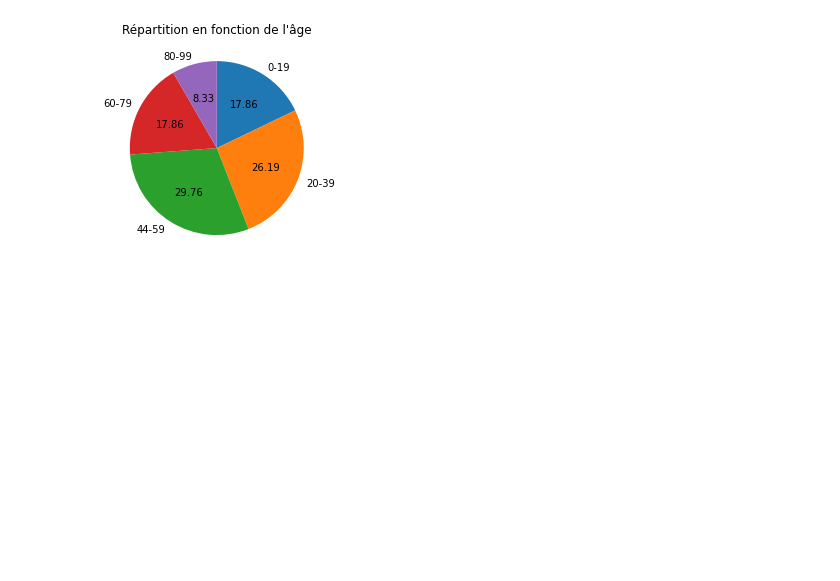
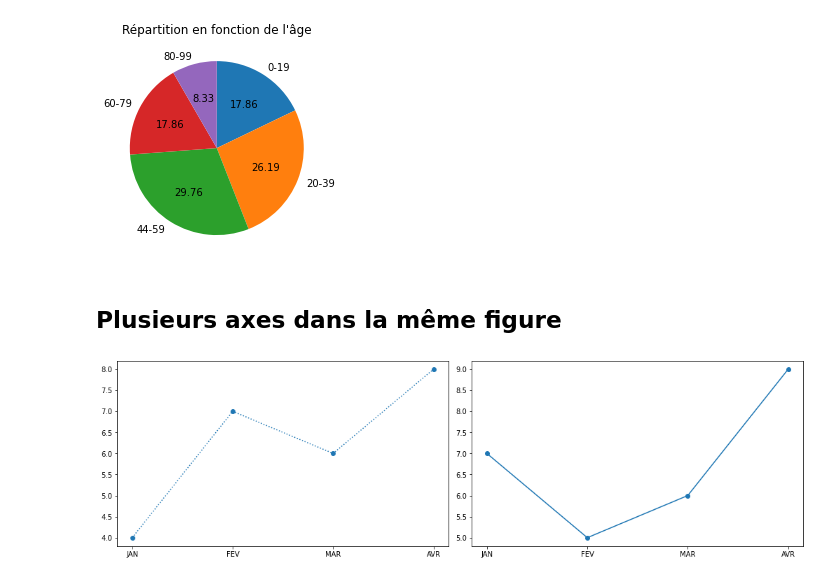
Before and after one commit to sverbois/jupyterlab, a Jupyter notebook: notebooks/101/101-matplotlib.ipynb, the cells around one changed output. Cells and saved outputs as stored; diff of their text form; code cells hidden in the pictures; blank space fills up the shorter version.

```diff
--- a/notebooks/101/101-matplotlib.ipynb
+++ b/notebooks/101/101-matplotlib.ipynb
@@ -40,3 +65,16 @@ plt.title("Répartition en fonction de l'âge")
 plt.pie(numbers, labels=labels, autopct="%.2f", startangle=90, counterclock=False);
 # %% [output]
 [figure]
+# %% [markdown]
+## Plusieurs axes dans la même figure
+# %%
+x = ["JAN", "FEV", "MAR", "AVR"]
+y1 = [4, 7, 6, 8]
+y2 = [7, 5, 6, 9]
+
+fig, axs = plt.subplots(1, 2, figsize=(14, 4), layout="constrained")
+
+axs[0].plot(x, y1, marker="o", linestyle="dotted", label="Hommes")
+axs[1].plot(x, y2, marker="o", label="Femmes");
+# %% [output]
+[figure, added]
```
Also changed, not shown: parts of 6 cells of this notebook.
